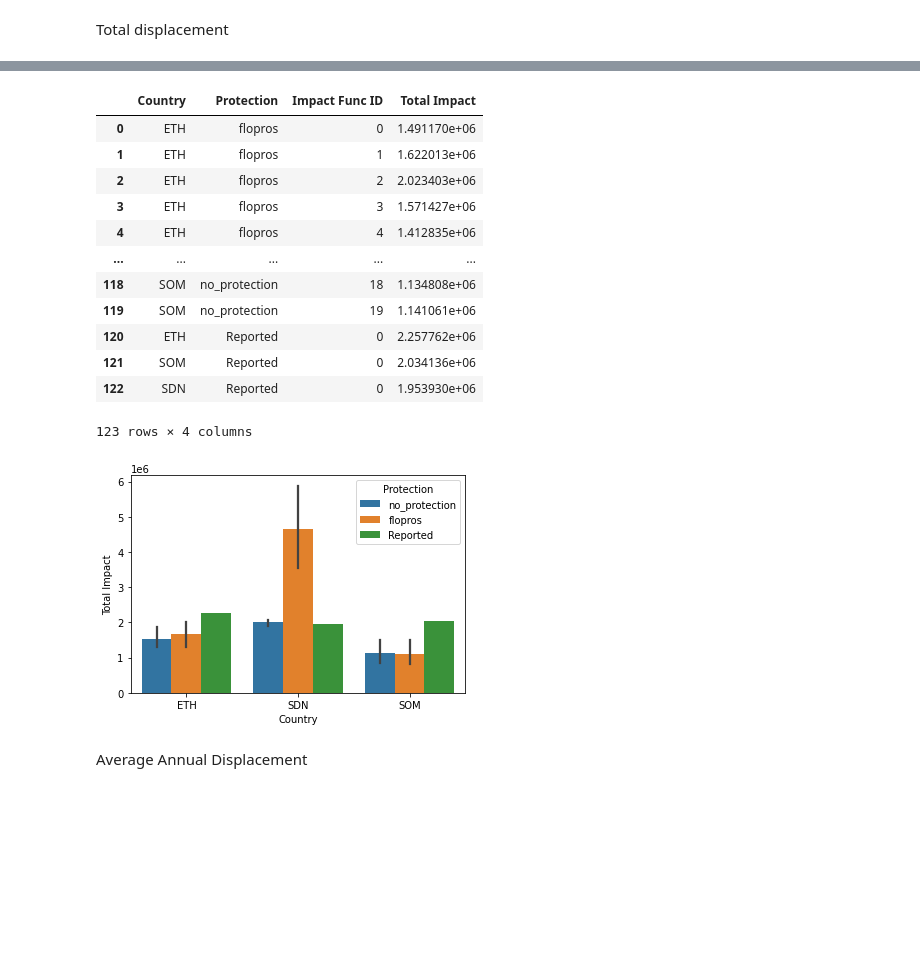
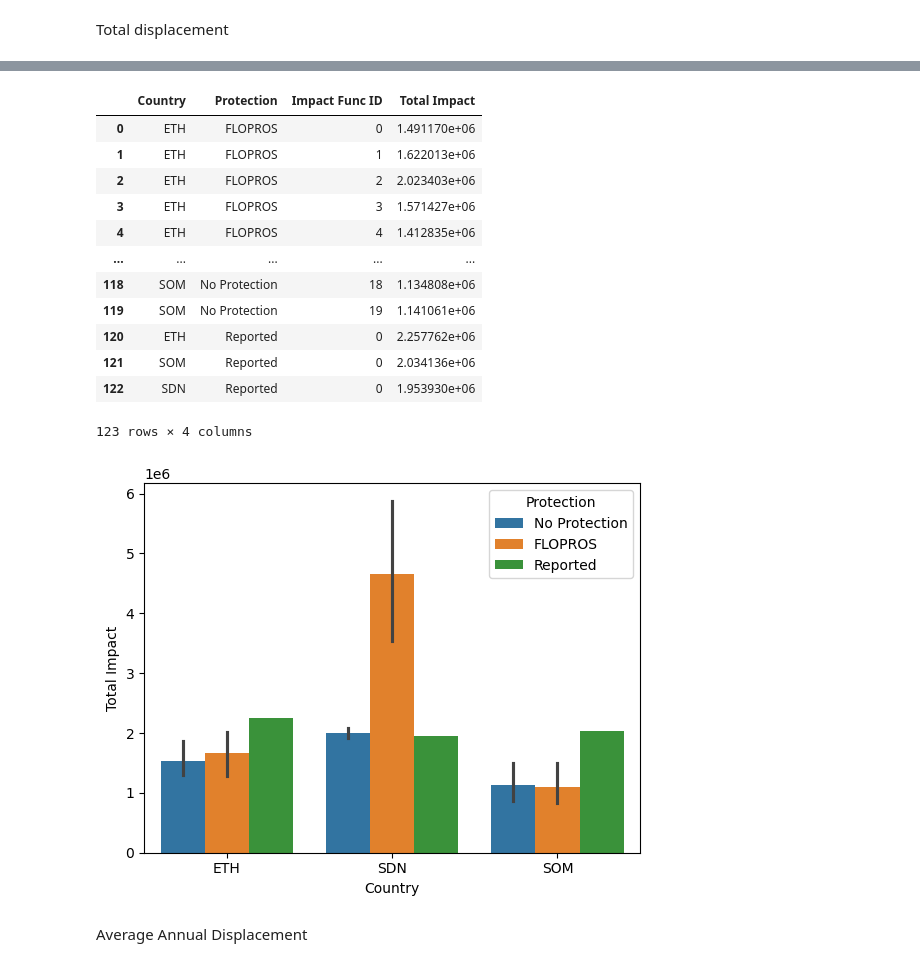
Before and after one commit to peanutfun/displacement-mip, a Jupyter notebook: evaluation.ipynb, the cells around one changed output, grey strips where cells are left out. Saved outputs shown, nothing was run; the diff lists cells and outputs as text; code cells hidden in the pictures; blank space fills up the shorter version.

```diff
--- a/evaluation.ipynb
+++ b/evaluation.ipynb
@@ -38,7 +39,7 @@ for ctry, prot in product(countries, protection):
     output = BayesianOptimizerOutput.from_hdf5(
         f"data/generated/{ctry}/sigmoid_all/pspace-{prot}.h5"
     )
-    output.plot_p_space()
+    output.plot_p_space(norm=mcolors.LogNorm())
     out_eval = BayesianOptimizerOutputEvaluator(inp, output)
     ax = out_eval.plot_impf_variability(
         p_space_df=select_best(output.p_space_to_dataframe(), 0.1),
@@ -210,0 +214,3 @@ for country, ax in zip(data_df["Country"].unique(), axes):
+# %%
+data_df = data_df.replace({"no_protection": "No Protection", "flopros": "FLOPROS"})
+data_df
@@ -277,3 +297,15 @@ def calc_pmd_full(at_event):
 grouped = data_df.groupby(["Country", "Protection", "Impact Func ID"])
 # %% [markdown]
 Total displacement
+# %%
+from climada.util.coordinates import country_to_iso
+
+sum_df = pd.DataFrame.from_records(
+    [
+        name + (data_df.loc[idx, "Impact"].sum(),)
+        for name, idx in grouped.groups.items()
+    ],
+    columns=["Country", "Protection", "Impact Func ID", "Total Impact"],
+)
+# sum_df.to_csv("")
+sum_df
@@ -280,12 +326,4 @@ Total displacement
 # %%
-from climada.util.coordinates import country_to_iso
-
-rec = [
-    name + (data_df.loc[idx, "Impact"].sum(),) for name, idx in grouped.groups.items()
-]
-sum_df = pd.DataFrame.from_records(
-    rec, columns=["Country", "Protection", "Impact Func ID", "Total Impact"]
-)
 sum_df = pd.concat(
     [
         sum_df,
@@ -310,14 +348,14 @@ sum_df = pd.concat(
 sum_df
 # %% [output]
 |  | Country | Protection | Impact Func ID | Total Impact |
-| 0 | ETH | flopros | 0 | 1.491170e+06 |
-| 1 | ETH | flopros | 1 | 1.622013e+06 |
-| 2 | ETH | flopros | 2 | 2.023403e+06 |
-| 3 | ETH | flopros | 3 | 1.571427e+06 |
-| 4 | ETH | flopros | 4 | 1.412835e+06 |
+| 0 | ETH | FLOPROS | 0 | 1.491170e+06 |
+| 1 | ETH | FLOPROS | 1 | 1.622013e+06 |
+| 2 | ETH | FLOPROS | 2 | 2.023403e+06 |
+| 3 | ETH | FLOPROS | 3 | 1.571427e+06 |
+| 4 | ETH | FLOPROS | 4 | 1.412835e+06 |
 | ... | ... | ... | ... | ... |
-| 118 | SOM | no_protection | 18 | 1.134808e+06 |
-| 119 | SOM | no_protection | 19 | 1.141061e+06 |
+| 118 | SOM | No Protection | 18 | 1.134808e+06 |
+| 119 | SOM | No Protection | 19 | 1.141061e+06 |
 | 120 | ETH | Reported | 0 | 2.257762e+06 |
 | 121 | SOM | Reported | 0 | 2.034136e+06 |
 | 122 | SDN | Reported | 0 | 1.953930e+06 |
@@ -325,15 +363,15 @@ sum_df
 # %%
 ax = sns.barplot(
     data=sum_df,
     x="Country",
     y="Total Impact",
     hue="Protection",
     errorbar="pi",
-    hue_order=["no_protection", "flopros", "Reported"],
+    hue_order=["No Protection", "FLOPROS", "Reported"],
 )
 # ax.set_yscale("log")
 # %% [output]
-[figure, old version]
+[figure, new version]
 # %% [markdown]
 Average Annual Displacement
 # %%
```
Also changed, not shown: parts of 29 cells of this notebook, 9 other files.
